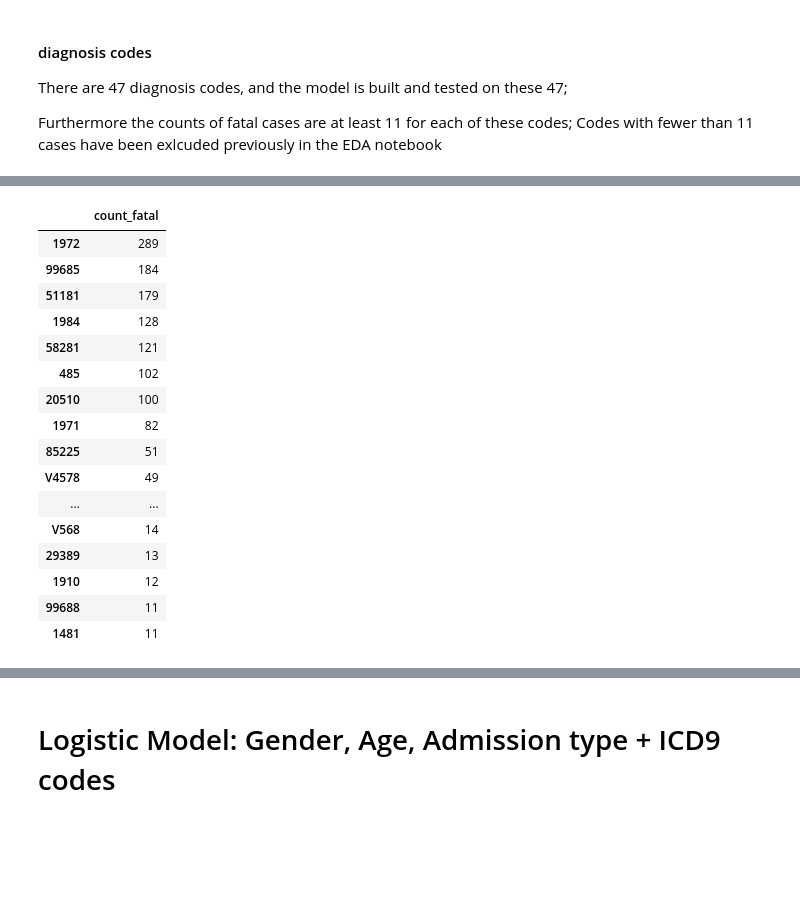
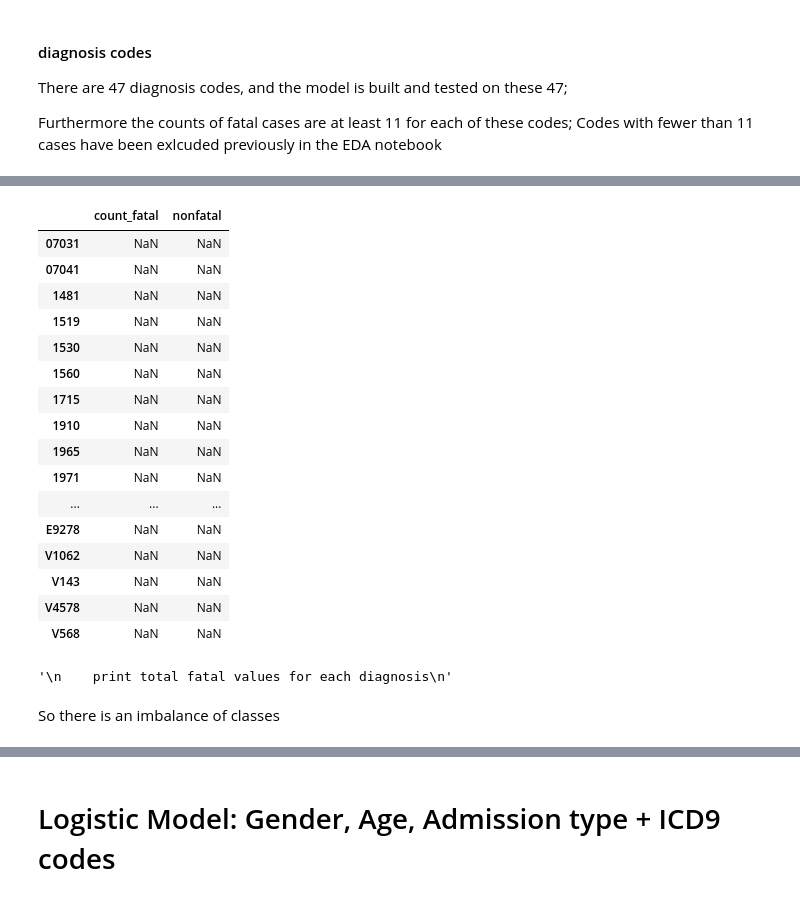
Before and after one commit to billiescodes/mortality_in_ICU, a Jupyter notebook: 02_Model_and_Evaluation.ipynb, the cells around one changed output, grey strips where cells are left out. Saved outputs shown, nothing was run; the diff lists cells and outputs as text; code cells hidden in the pictures; blank space fills up the shorter version.

```diff
--- a/02_Model_and_Evaluation.ipynb
+++ b/02_Model_and_Evaluation.ipynb
@@ -78,0 +78,8 @@ for a in diagnosis_codes:
+# %%
+#df.loc[(df['07031'].nonzero()) &
+#df.loc[(df['expire_flag']==1) ]
+""" use query: find nonzero values AND expire flag
+"""
+#df.query('expire_flag==1 and df['07031'].nonzero()')
+a = df.loc[(df['07031'].nonzero() )]#) and (df.expire_flag ==1)]
+#df.loc[(df['expire_flag']==1) ]
@@ -78,0 +98,11 @@ for a in diagnosis_codes:
+# %%
+fatal_cases = []
+nonfatal = []
+for a in diagnosis_codes:
+    # this should be JUST numer of occurances
+    # Fatal
+    count_f = df.loc[(df[a]==1.0) & (df['expire_flag']==1)]['hadm_id'].count()
+    fatal_cases.append(count_f)
+    # NONfatal
+    count_nf = df.loc[(df[a]==1.0) & (df['expire_flag']==0)]['hadm_id'].count()
+    nonfatal.append(count_nf)
@@ -79,22 +129,32 @@ for a in diagnosis_codes:
 # %%
-df_count = pd.DataFrame(num_cases, index=diagnosis_codes, columns=['count_fatal'])
+df_count = pd.DataFrame(list(zip(fatal_cases,nonfatal)),
+                        index=diagnosis_codes, columns=['count_fatal', 'nonfatal'])
+# %%
+df_count
+# %% [output]
+|  | count_fatal | nonfatal |
+| 07031 | NaN | NaN |
+| 07041 | NaN | NaN |
+| 1481 | NaN | NaN |
+| 1519 | NaN | NaN |
+| 1530 | NaN | NaN |
+| 1560 | NaN | NaN |
+| 1715 | NaN | NaN |
+| 1910 | NaN | NaN |
+| 1965 | NaN | NaN |
+| 1971 | NaN | NaN |
+| ... | ... | ... |
+| E9278 | NaN | NaN |
+| V1062 | NaN | NaN |
+| V143 | NaN | NaN |
+| V4578 | NaN | NaN |
+| V568 | NaN | NaN |
+# %%
+"""
+    print total fatal values for each diagnosis
+"""
+#df_count.sort_values('count_fatal',ascending=False)
+# %% [output]
+'\n    print total fatal values for each diagnosis\n'
 # %%
-df_count.sort_values('count_fatal',ascending=False)
+df_count.sort_values('count_fatal',ascending=False).count_fatal.plot()
-# %% [output]
-|  | count_fatal |
-| 1972 | 289 |
-| 99685 | 184 |
-| 51181 | 179 |
-| 1984 | 128 |
-| 58281 | 121 |
-| 485 | 102 |
-| 20510 | 100 |
-| 1971 | 82 |
-| 85225 | 51 |
-| V4578 | 49 |
-| ... | ... |
-| V568 | 14 |
-| 29389 | 13 |
-| 1910 | 12 |
-| 99688 | 11 |
-| 1481 | 11 |
@@ -103,3 +161,5 @@ df_count.sort_values('count_fatal',ascending=False)
+# %% [markdown]
+So there is an imbalance of classes
 # %%
 # df['07031'].hist()
 df.iloc[df['07031'].nonzero()]['07031'].count()#['07031']#.count()
```
Also changed, not shown: parts of 28 cells of this notebook.
